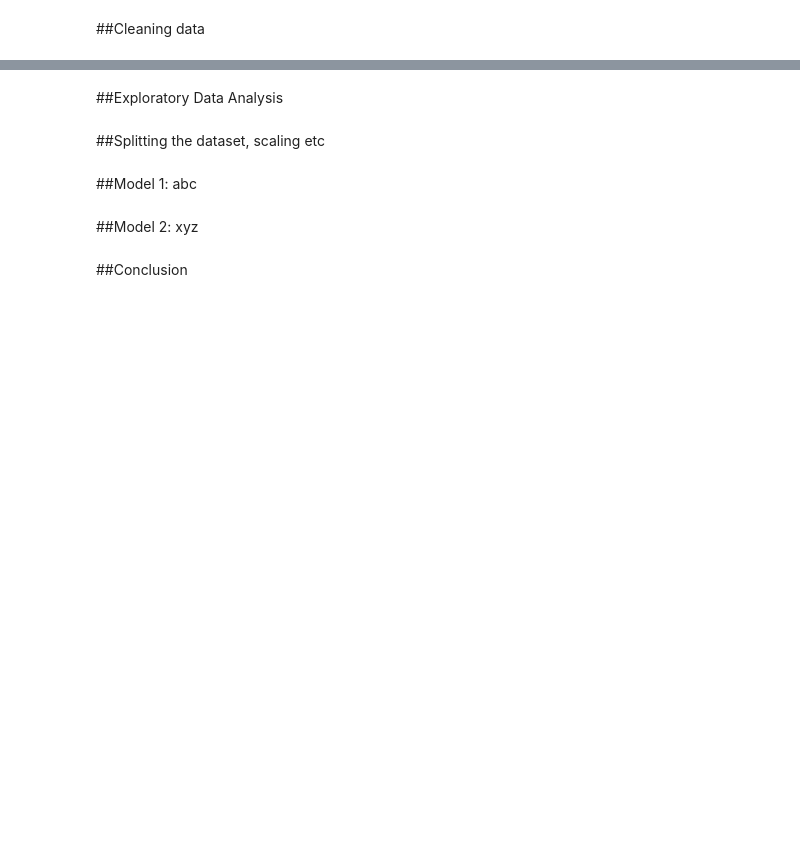
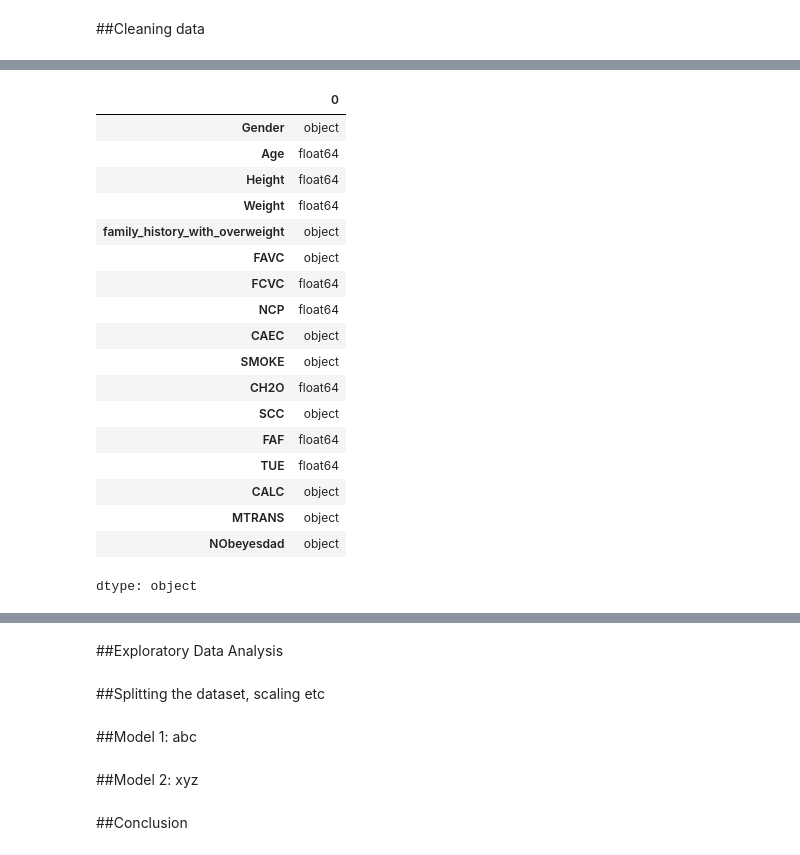
Before and after one commit to zsturk/Dat402_Proj1, a Jupyter notebook: DAT 402 Project 1.ipynb, the cells around one changed output, grey strips where cells are left out. Saved outputs shown, nothing was run; the diff lists cells and outputs as text; code cells hidden in the pictures; blank space fills up the shorter version.

```diff
--- a/DAT 402 Project 1.ipynb
+++ b/DAT 402 Project 1.ipynb
@@ -17,0 +75,22 @@ Describe dataset here and describe our goal in modeling, etc
+# %%
+df.dtypes
+# %% [output]
+|  | 0 |
+| Gender | object |
+| Age | float64 |
+| Height | float64 |
+| Weight | float64 |
+| family_history_with_overweight | object |
+| FAVC | object |
+| FCVC | float64 |
+| NCP | float64 |
+| CAEC | object |
+| SMOKE | object |
+| CH2O | float64 |
+| SCC | object |
+| FAF | float64 |
+| TUE | float64 |
+| CALC | object |
+| MTRANS | object |
+| NObeyesdad | object |
+dtype: object
```
Also changed, not shown: parts of 14 cells of this notebook.
